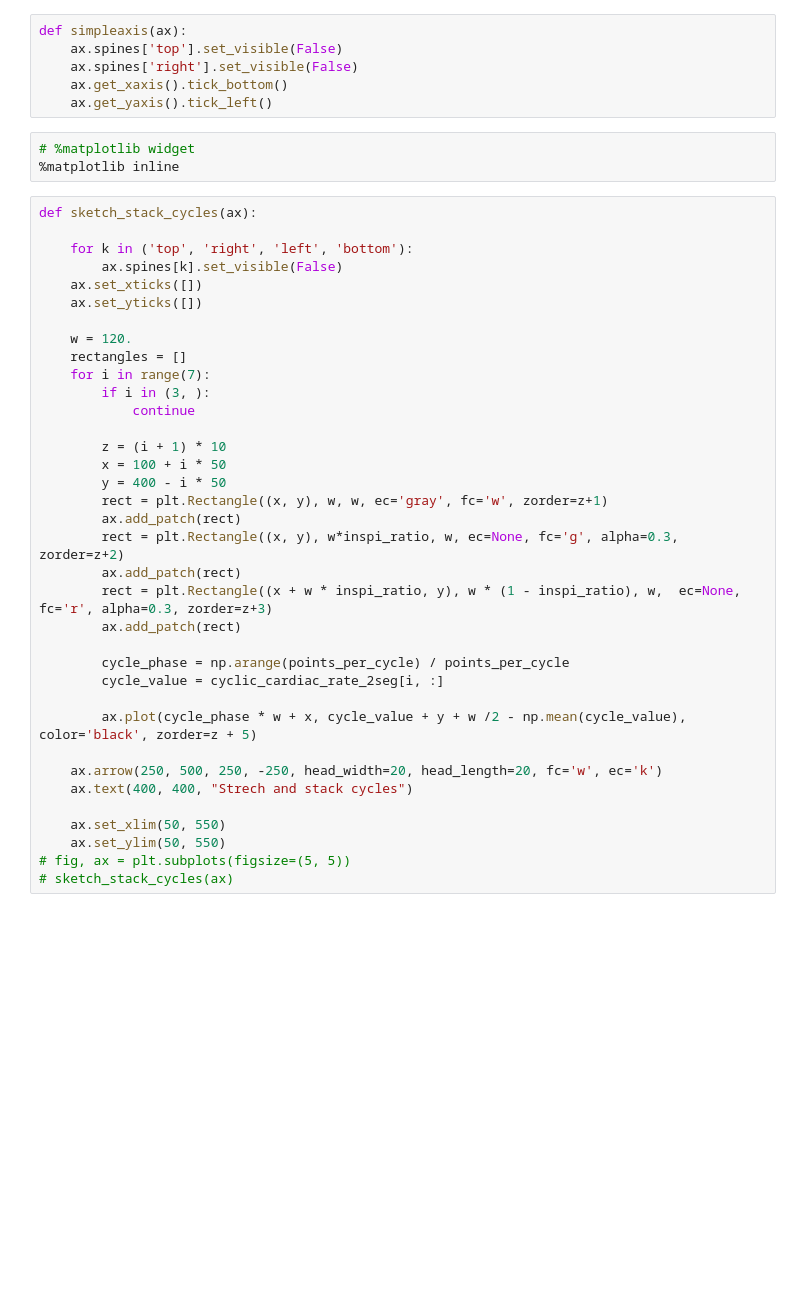
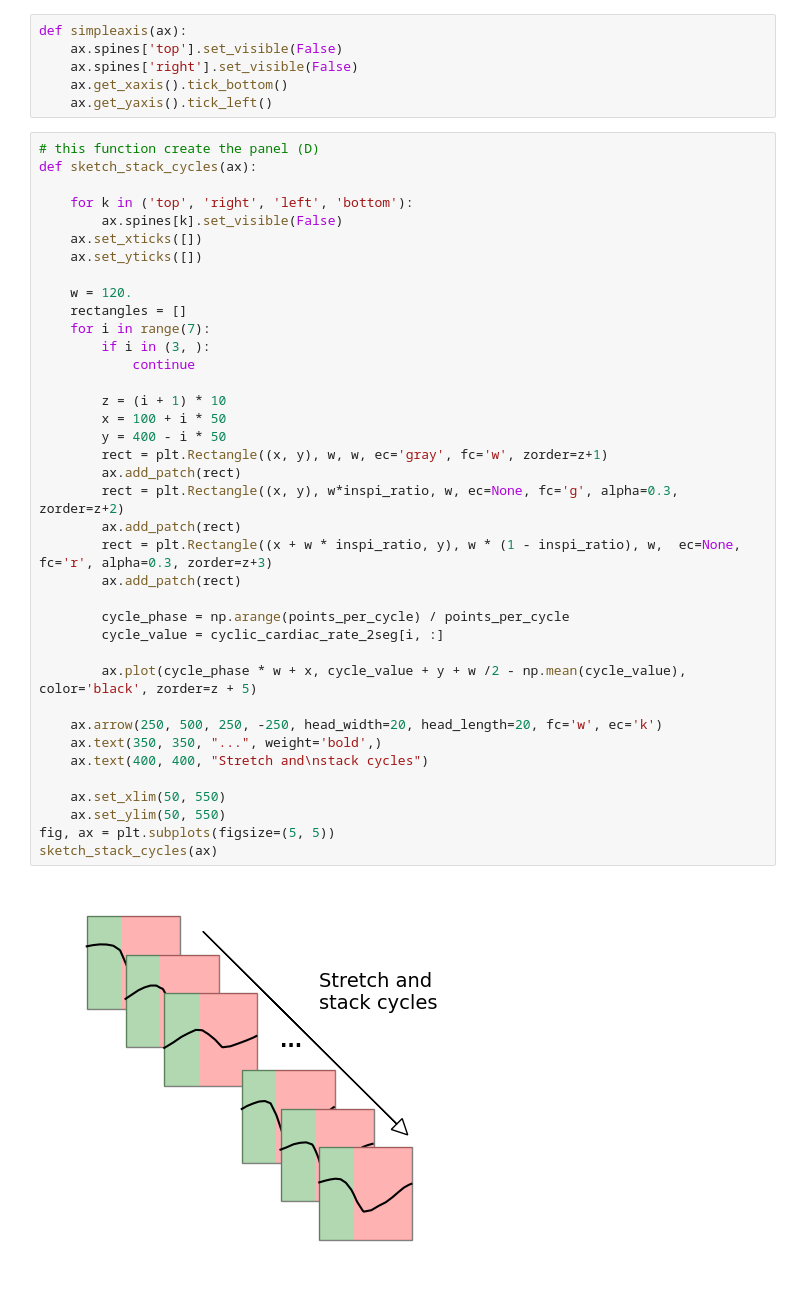
Before and after one commit to samuelgarcia/physio_benchmark, a Jupyter notebook: figure_2_method.ipynb, the cells around one changed output. Cells and saved outputs as stored; diff of their text form; blank space fills up the shorter version.

```diff
--- a/figure_2_method.ipynb
+++ b/figure_2_method.ipynb
@@ -97,43 +99,44 @@ def simpleaxis(ax):
     ax.spines['right'].set_visible(False)
     ax.get_xaxis().tick_bottom()
     ax.get_yaxis().tick_left()
-# %%
-# %matplotlib widget
-%matplotlib inline
 # %%
+# this function create the panel (D)
 def sketch_stack_cycles(ax):
 
     for k in ('top', 'right', 'left', 'bottom'):
         ax.spines[k].set_visible(False)
     ax.set_xticks([])
     ax.set_yticks([])
 
     w = 120.
     rectangles = []
     for i in range(7):
         if i in (3, ):
             continue
 
         z = (i + 1) * 10
         x = 100 + i * 50
         y = 400 - i * 50
         rect = plt.Rectangle((x, y), w, w, ec='gray', fc='w', zorder=z+1)
         ax.add_patch(rect)
         rect = plt.Rectangle((x, y), w*inspi_ratio, w, ec=None, fc='g', alpha=0.3, zorder=z+2)
         ax.add_patch(rect)
         rect = plt.Rectangle((x + w * inspi_ratio, y), w * (1 - inspi_ratio), w,  ec=None, fc='r', alpha=0.3, zorder=z+3)
         ax.add_patch(rect)
 
         cycle_phase = np.arange(points_per_cycle) / points_per_cycle
         cycle_value = cyclic_cardiac_rate_2seg[i, :]
 
         ax.plot(cycle_phase * w + x, cycle_value + y + w /2 - np.mean(cycle_value), color='black', zorder=z + 5)
 
     ax.arrow(250, 500, 250, -250, head_width=20, head_length=20, fc='w', ec='k')
-    ax.text(400, 400, "Strech and stack cycles")
+    ax.text(350, 350, "...", weight='bold',)
+    ax.text(400, 400, "Stretch and\nstack cycles")
 
     ax.set_xlim(50, 550)
     ax.set_ylim(50, 550)
-# fig, ax = plt.subplots(figsize=(5, 5))
-# sketch_stack_cycles(ax)
+fig, ax = plt.subplots(figsize=(5, 5))
+sketch_stack_cycles(ax)
+# %% [output]
+[figure, added]
 # %%
```
Also changed, not shown: parts of 8 cells of this notebook, 2 other files.
